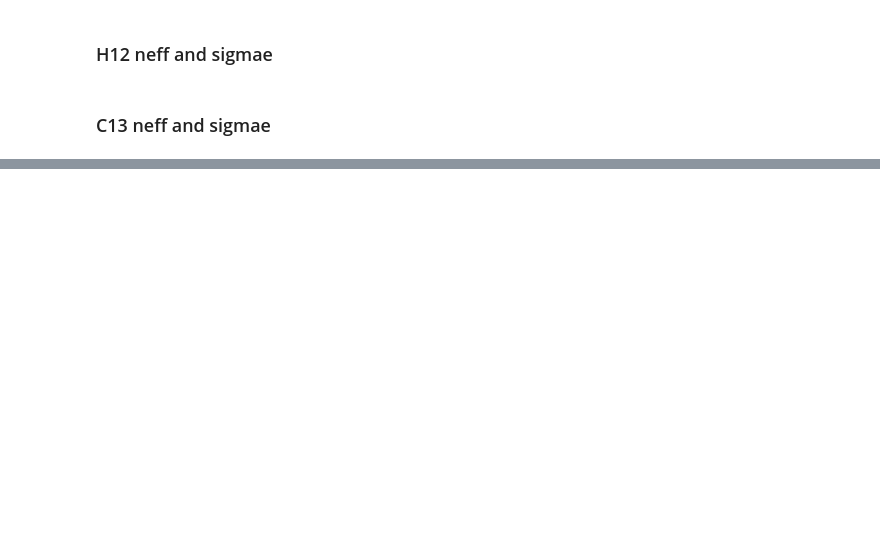
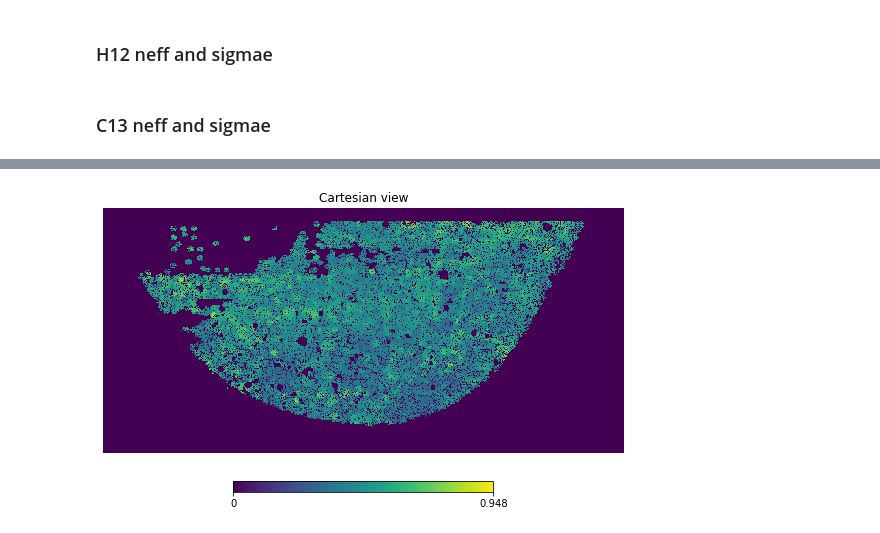
Before and after one commit to delve-survey/shearcat, a Jupyter notebook: paper_plots/CalculateNeff.ipynb, the cells around one changed output, grey strips where cells are left out. Cells and saved outputs as stored; diff of their text form; code cells hidden in the pictures; blank space fills up the shorter version.

```diff
--- a/paper_plots/CalculateNeff.ipynb
+++ b/paper_plots/CalculateNeff.ipynb
@@ -254,0 +344,22 @@ Continue to do for tomo bins
+# %%
+## downsample to 1M objects
+
+# Ntotal = len(ra[mask_noshear])
+# ids = np.arange(Ntotal)
+# np.random.shuffle(ids)
+ra = ra[mask_noshear] #[ids[:1000000]]
+dec = dec[mask_noshear] #[ids[:1000000]]
+Tr = Tr[mask_noshear] #[ids[:1000000]]
+# %%
+theta = (90.-dec)/180*np.pi
+phi = ra/180*np.pi
+pix = hp.ang2pix(nside, theta, phi)
+# %%
+Tr_map = np.zeros(hp.nside2npix(nside))
+Count_map = np.zeros(hp.nside2npix(nside))
+
+for i in range(len(ra)):
+    Tr_map[pix[i]] += Tr[i]
+    Count_map[pix[i]] += 1
+# %%
+Tr_map[Count_map!=0] /= Count_map[Count_map!=0]
@@ -254,0 +368,4 @@ Continue to do for tomo bins
+# %%
+hp.cartview(Tr_map, rot=[180,0], lonra=[-90,90], latra=[-50,35])
+# %% [output]
+[figure, added]
```
Also changed, not shown: parts of 43 cells of this notebook.
